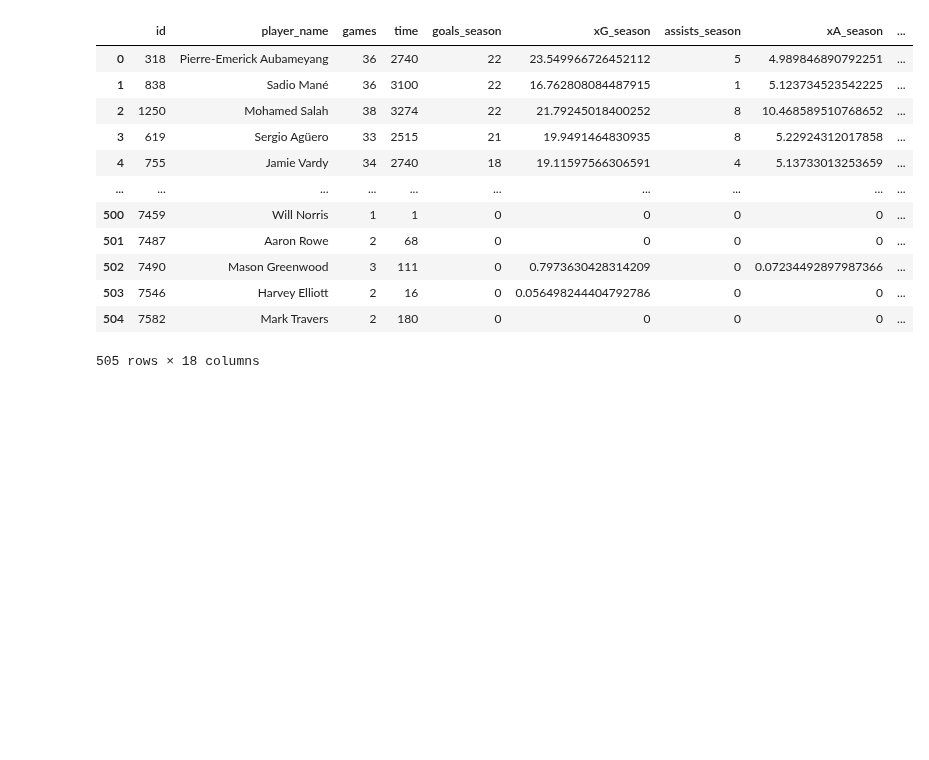
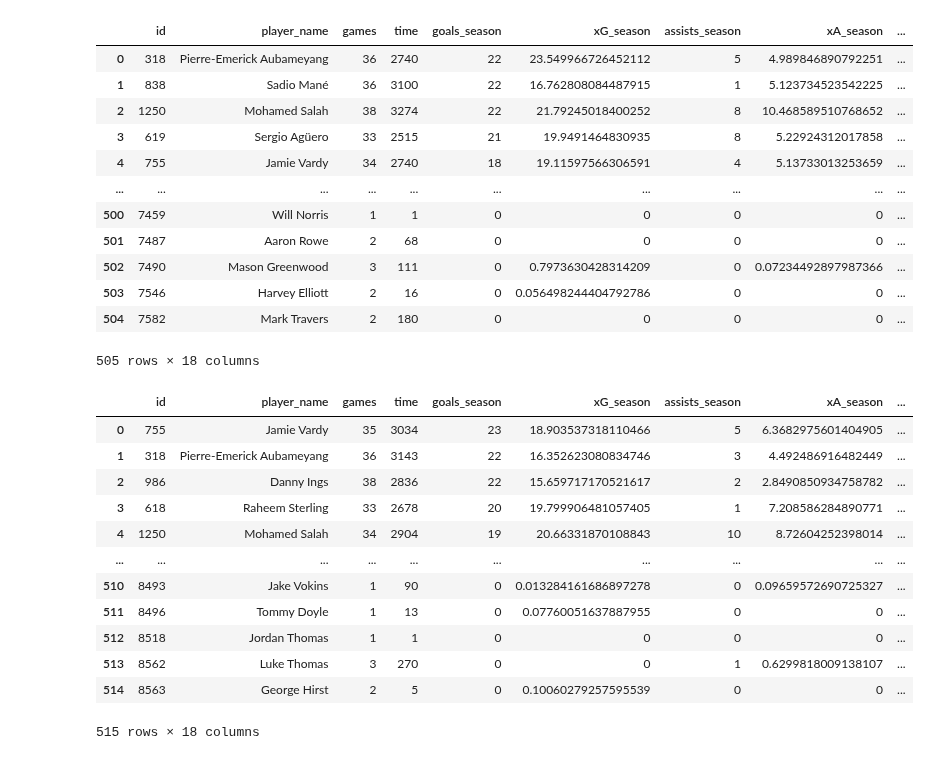
Before and after one commit to AmirMotefaker/my-Python-Projects, a Jupyter notebook: Football Player Analysis(FPA)/Web Scraping/Understat Data for Teams-Players EPL (2014-2019)/Players_Data_Scraping.ipynb, the cells around one changed output. Saved outputs shown, nothing was run; the diff lists cells and outputs as text; code cells hidden in the pictures; blank space fills up the shorter version.

Commit message:
Update Players_Data_Scraping

```diff
--- a/Football Player Analysis(FPA)/Web Scraping/Understat Data for Teams-Players EPL (2014-2019)/Players_Data_Scraping.ipynb
+++ b/Football Player Analysis(FPA)/Web Scraping/Understat Data for Teams-Players EPL (2014-2019)/Players_Data_Scraping.ipynb
@@ -174,3 +174,19 @@ season_1819
 | 503 | 7546 | Harvey Elliott | 2 | 16 | 0 | 0.056498244404792786 | 0 | 0 | ... |
 | 504 | 7582 | Mark Travers | 2 | 180 | 0 | 0 | 0 | 0 | ... |
 505 rows × 18 columns
+# %%
+season_1920
+# %% [output]
+|  | id | player_name | games | time | goals_season | xG_season | assists_season | xA_season | ... |
+| 0 | 755 | Jamie Vardy | 35 | 3034 | 23 | 18.903537318110466 | 5 | 6.3682975601404905 | ... |
+| 1 | 318 | Pierre-Emerick Aubameyang | 36 | 3143 | 22 | 16.352623080834746 | 3 | 4.492486916482449 | ... |
+| 2 | 986 | Danny Ings | 38 | 2836 | 22 | 15.659717170521617 | 2 | 2.8490850934758782 | ... |
+| 3 | 618 | Raheem Sterling | 33 | 2678 | 20 | 19.799906481057405 | 1 | 7.208586284890771 | ... |
+| 4 | 1250 | Mohamed Salah | 34 | 2904 | 19 | 20.66331870108843 | 10 | 8.72604252398014 | ... |
+| ... | ... | ... | ... | ... | ... | ... | ... | ... | ... |
+| 510 | 8493 | Jake Vokins | 1 | 90 | 0 | 0.013284161686897278 | 0 | 0.09659572690725327 | ... |
+| 511 | 8496 | Tommy Doyle | 1 | 13 | 0 | 0.07760051637887955 | 0 | 0 | ... |
+| 512 | 8518 | Jordan Thomas | 1 | 1 | 0 | 0 | 0 | 0 | ... |
+| 513 | 8562 | Luke Thomas | 3 | 270 | 0 | 0 | 1 | 0.6299818009138107 | ... |
+| 514 | 8563 | George Hirst | 2 | 5 | 0 | 0.10060279257595539 | 0 | 0 | ... |
+515 rows × 18 columns
```
